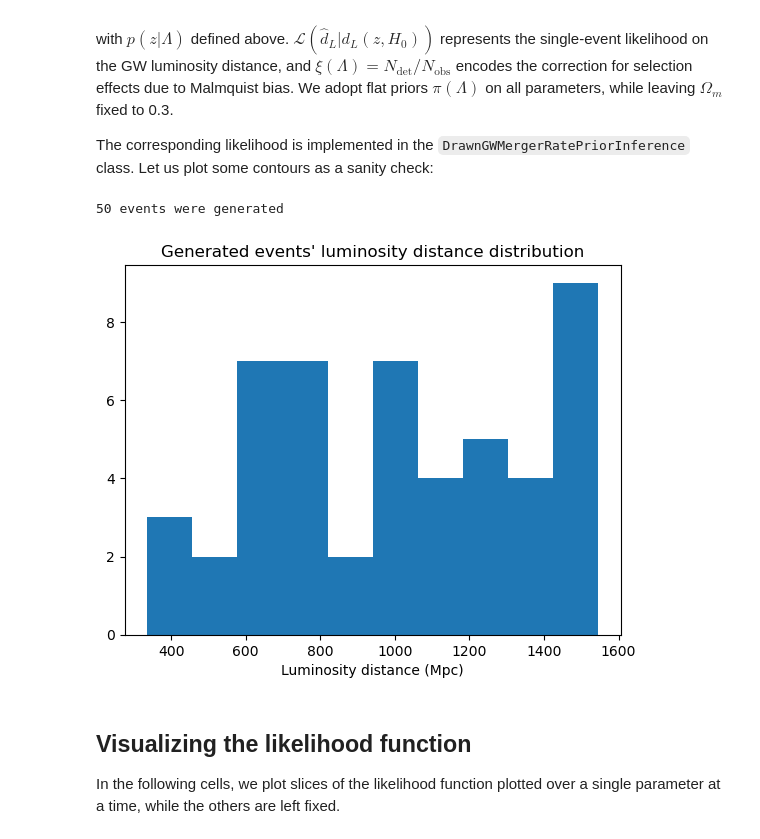
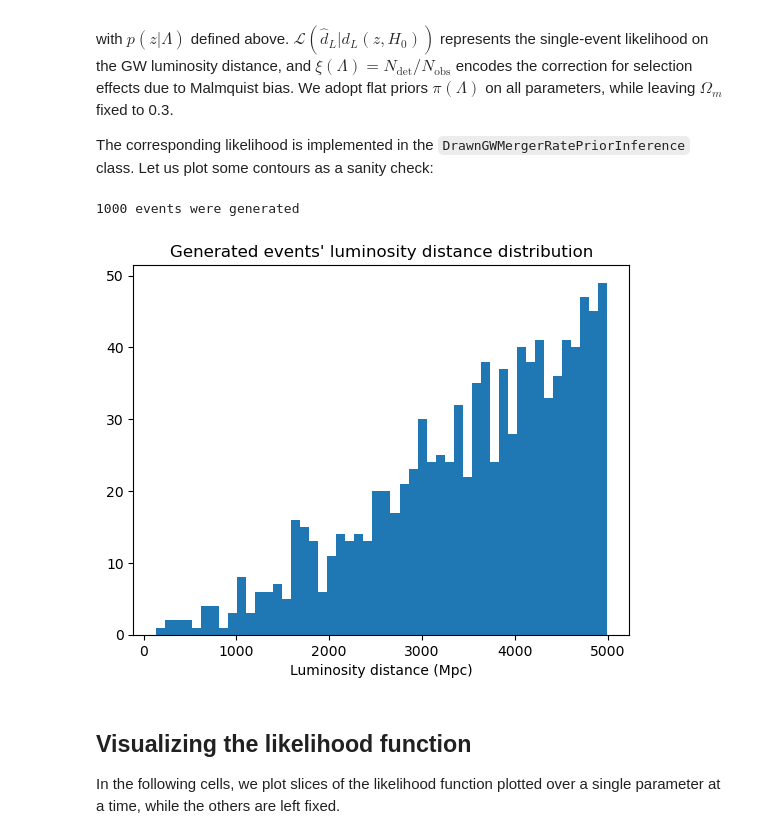
Before and after one commit to binado/standard-sirens, a Jupyter notebook: src/population_prior.ipynb, the cells around one changed output. Saved outputs shown, nothing was run; the diff lists cells and outputs as text; code cells hidden in the pictures.

```diff
--- a/src/population_prior.ipynb
+++ b/src/population_prior.ipynb
@@ -22,10 +22,13 @@ from inference.prior import UniformPrior
 from inference.likelihood import DrawnGWMergerRatePriorInference
 # %%
-n = 1000
-nevents = 50
+n = 2000
+nevents = 1000
 nslice = 100
 bins = 50
 z = np.linspace(1e-4, 10., n)
+
+labels = ["H0", "alpha", "beta", "c"]
+plot_labels = [r"$H_0$", r"$\alpha$", r"$\beta$", r"$c$"]
 # (2.7, 5.6 - 2.7, 2.9 - 1)
 md_args = (2.7, 2.9, 1.9)
 md_alpha, md_beta, md_c = md_args
@@ -34,14 +37,19 @@ H0_min, H0_max = 20, 140
 alpha_min, alpha_max = -10, 10
 beta_min, beta_max = 0., 10
 c_min, c_max = 0., 4.
+truths = [fiducial_H0, *md_args]
+
 sigma_dl = 0.1
+dl_th = 5000
+params = Parameters(labels, plot_labels, truths)
 prior = UniformPrior(prior_min=np.array([H0_min, alpha_min, beta_min, c_min]), prior_max=np.array([H0_max, alpha_max, beta_max, c_max]))
 inference = DrawnGWMergerRatePriorInference(
         z,
+        params,
         prior,
         fiducial_H0=fiducial_H0,
         sigma_dl=sigma_dl,
-        low_redshift=False,
+        dl_th=dl_th
     )
 cosmology = inference.fiducial_cosmology
-samples = sample_from_func(1000 * nevents, inference.p_cbc, z, md_args)
+samples = sample_from_func(100000 * nevents, inference.p_cbc, z, md_args)
@@ -72,15 +88,15 @@ with $p(z | \Lambda)$ defined above. $\mathcal{L}(\hat{d}_L | d_L(z, H_0))$ repr
 
 The corresponding likelihood is implemented in the `DrawnGWMergerRatePriorInference` class. Let us plot some contours as a sanity check:
 # %%
-events = EventGenerator(fiducial_H0).from_redshifts(cosmology, samples, sigma_dl)[:nevents]
+events = EventGenerator(fiducial_H0, dl_th=dl_th).from_redshifts(cosmology, samples, sigma_dl)[:nevents]
 print(f"{len(events)} events were generated")
-plt.hist(events)
+plt.hist(events, bins=bins)
 plt.title("Generated events' luminosity distance distribution")
 plt.xlabel('Luminosity distance (Mpc)')
 plt.show()
 # %% [output]
-50 events were generated
+1000 events were generated
-[figure, old version]
+[figure, new version]
 # %% [markdown]
 ## Visualizing the likelihood function
 
```
Also changed, not shown: parts of 7 cells of this notebook, 2 other files.
